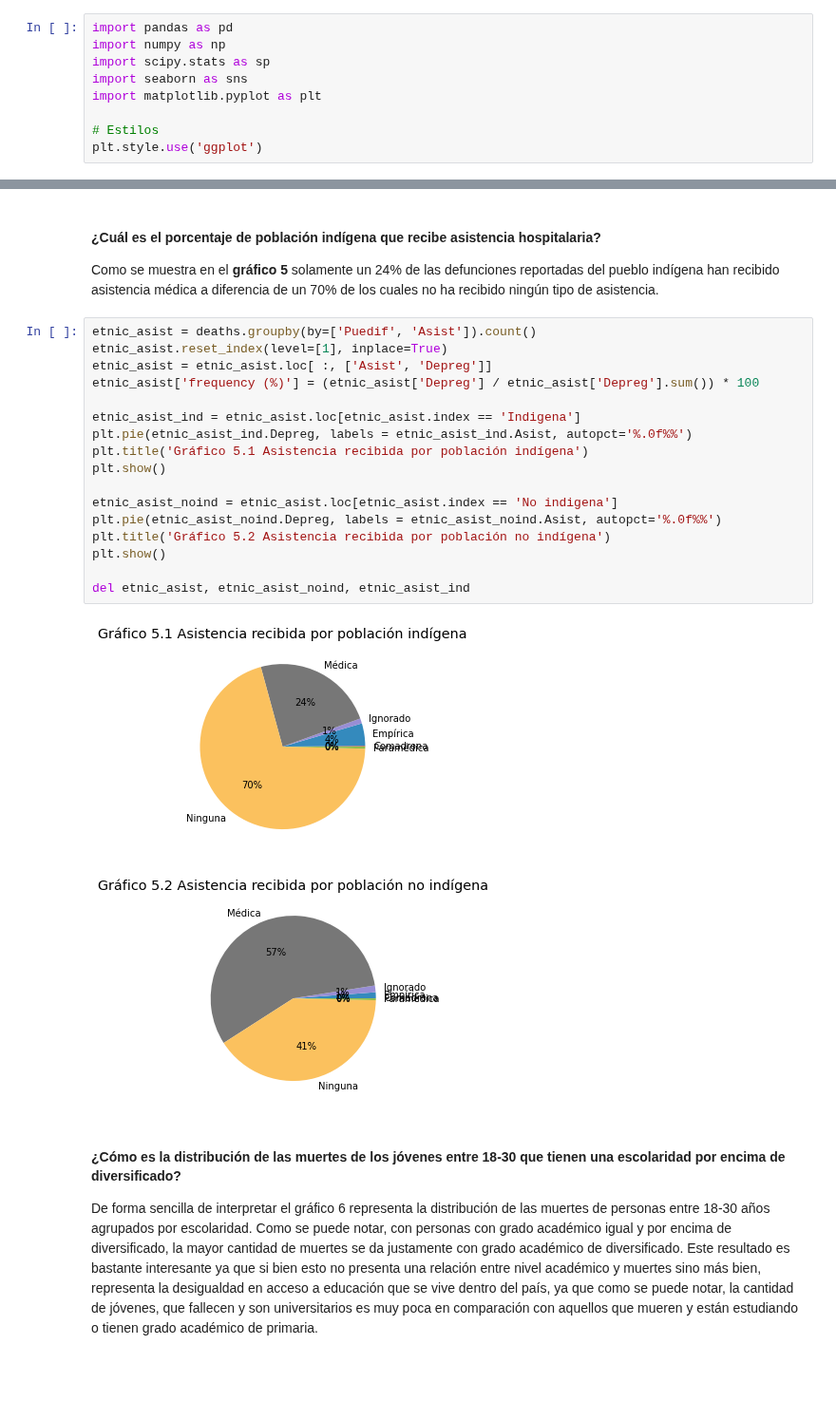
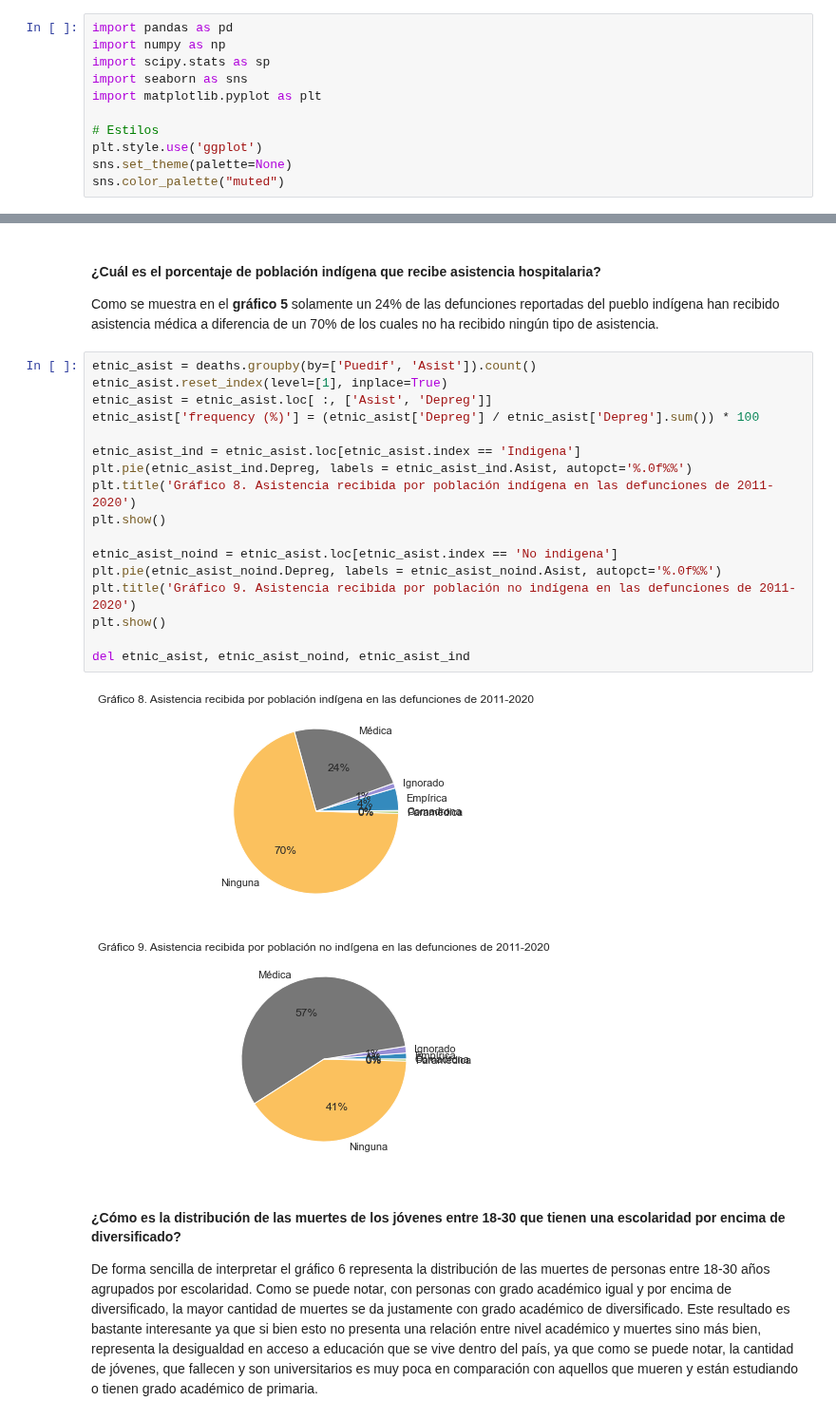
Before and after one commit to Orlando19943/Proyecto1-DM, a Jupyter notebook: project.ipynb, the cells around one changed output, grey strips where cells are left out. Shown at 95% size. Saved outputs shown, nothing was run; the diff lists cells and outputs as text; blank space fills up the shorter version.

```diff
--- a/project.ipynb
+++ b/project.ipynb
@@ -24,3 +24,5 @@ import matplotlib.pyplot as plt
 
 # Estilos
 plt.style.use('ggplot')
+sns.set_theme(palette=None)
+sns.color_palette("muted")
@@ -782,23 +842,23 @@ a diferencia de un 70% de los cuales no ha recibido ningún tipo de asistencia.
 # %%
 etnic_asist = deaths.groupby(by=['Puedif', 'Asist']).count()
 etnic_asist.reset_index(level=[1], inplace=True)
 etnic_asist = etnic_asist.loc[ :, ['Asist', 'Depreg']]
 etnic_asist['frequency (%)'] = (etnic_asist['Depreg'] / etnic_asist['Depreg'].sum()) * 100
 
 etnic_asist_ind = etnic_asist.loc[etnic_asist.index == 'Indigena']
 plt.pie(etnic_asist_ind.Depreg, labels = etnic_asist_ind.Asist, autopct='%.0f%%')
-plt.title('Gráfico 5.1 Asistencia recibida por población indígena')
+plt.title('Gráfico 8. Asistencia recibida por población indígena en las defunciones de 2011-2020')
 plt.show()
 
 etnic_asist_noind = etnic_asist.loc[etnic_asist.index == 'No indigena']
 plt.pie(etnic_asist_noind.Depreg, labels = etnic_asist_noind.Asist, autopct='%.0f%%')
-plt.title('Gráfico 5.2 Asistencia recibida por población no indígena')
+plt.title('Gráfico 9. Asistencia recibida por población no indígena en las defunciones de 2011-2020')
 plt.show()
 
 del etnic_asist, etnic_asist_noind, etnic_asist_ind
 # %% [output]
-[figure, old version]
+[figure, new version]
-[figure, old version]
+[figure, new version]
 # %% [markdown]
 #### ¿Cómo es la distribución de las muertes de los jóvenes entre 18-30 que tienen una escolaridad por encima de diversificado?
 
```
Also changed, not shown: parts of 50 cells of this notebook.
